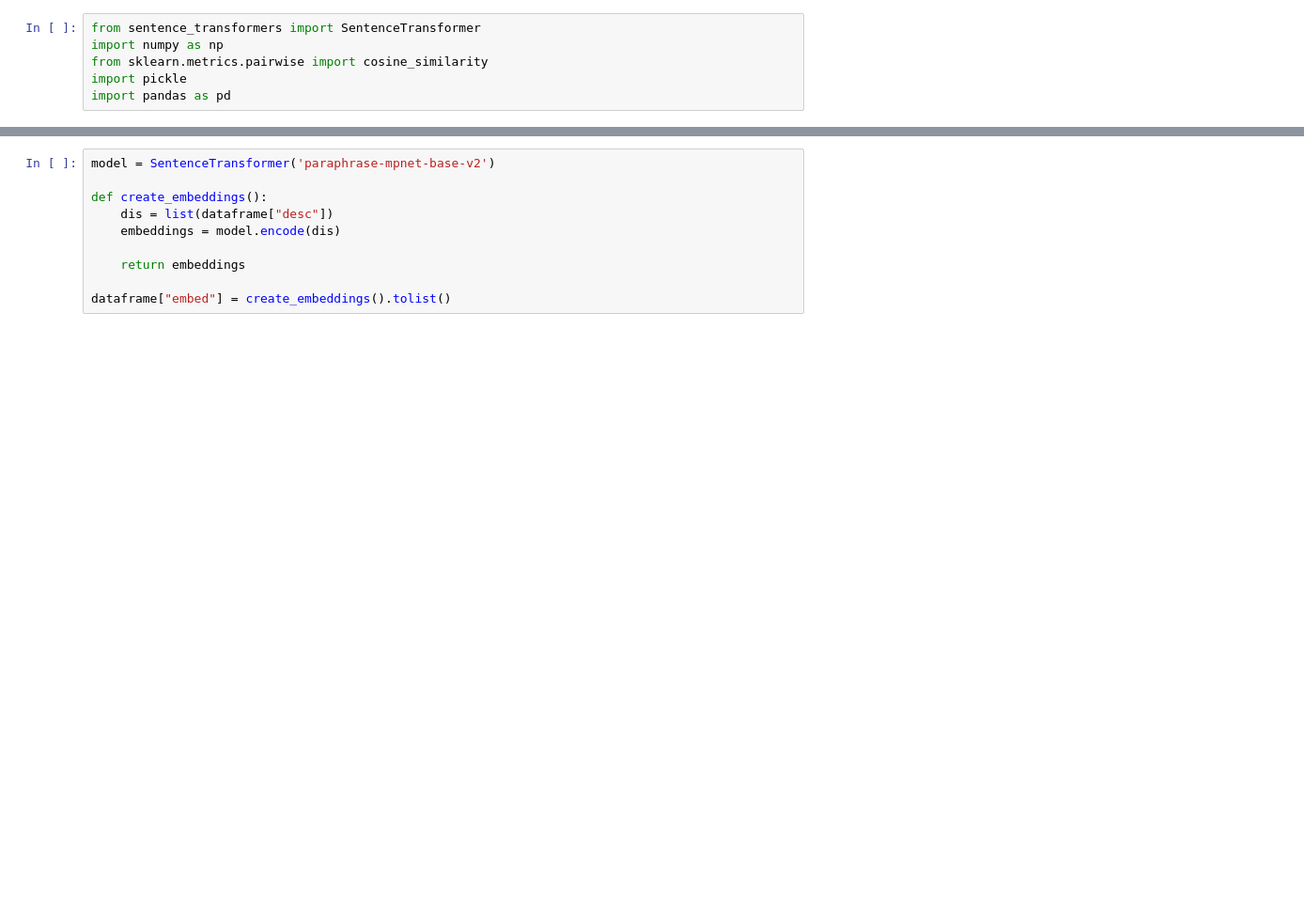
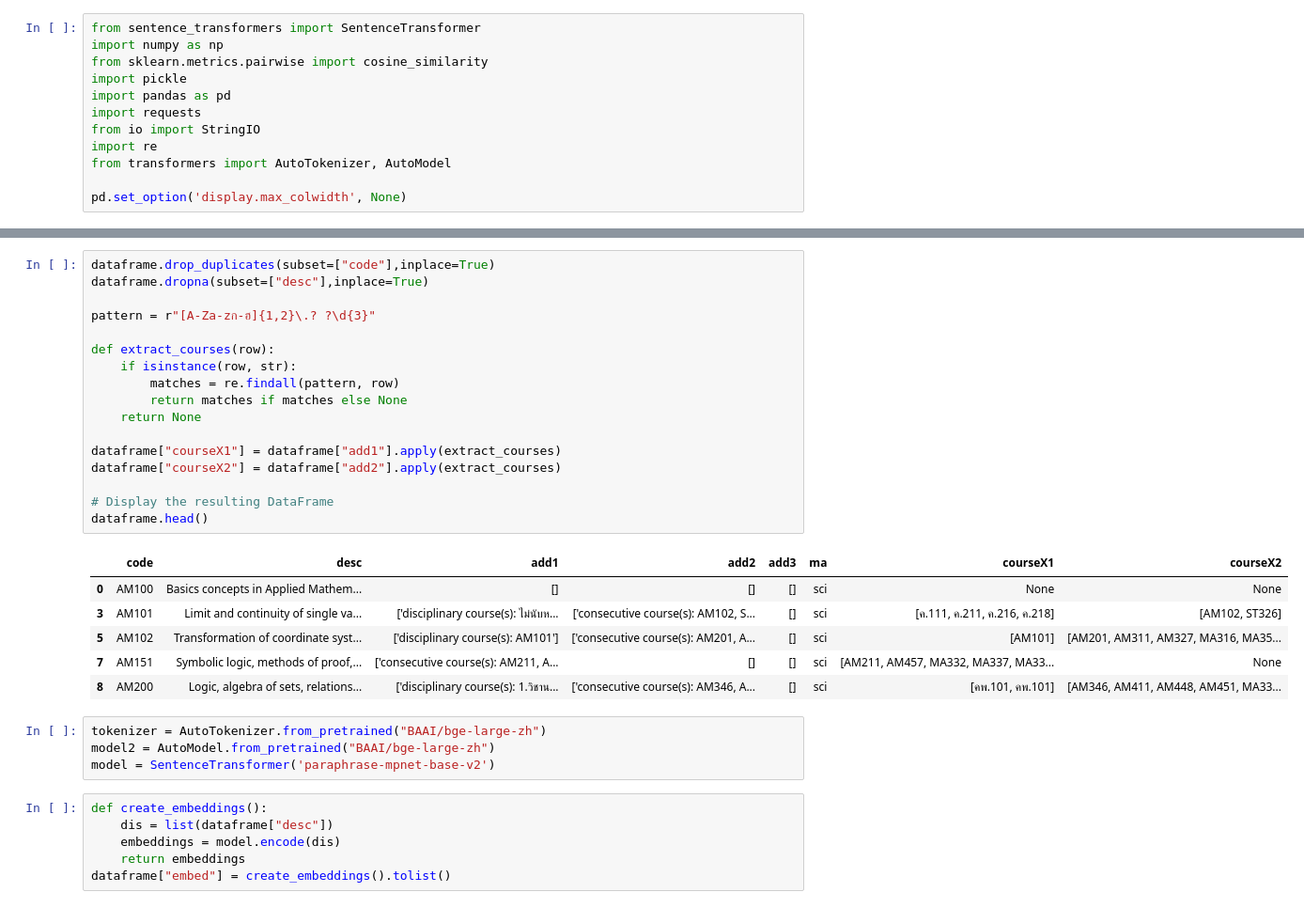
Before and after one commit to chokoon123/314, a Jupyter notebook: sim.ipynb, the cells around one changed output, grey strips where cells are left out. Shown at 94% size. Saved outputs shown, nothing was run; the diff lists cells and outputs as text; blank space fills up the shorter version.

```diff
--- a/sim.ipynb
+++ b/sim.ipynb
@@ -4,3 +4,9 @@ import numpy as np
 from sklearn.metrics.pairwise import cosine_similarity
 import pickle
 import pandas as pd
+import requests
+from io import StringIO
+import re
+from transformers import AutoTokenizer, AutoModel
+
+pd.set_option('display.max_colwidth', None)
@@ -44,12 +29,36 @@ dataframe = pd.DataFrame(data)
+# %%
+dataframe.drop_duplicates(subset=["code"],inplace=True)
+dataframe.dropna(subset=["desc"],inplace=True)
+
+pattern = r"[A-Za-zก-ฮ]{1,2}\.? ?\d{3}"
+
+def extract_courses(row):
+    if isinstance(row, str):
+        matches = re.findall(pattern, row)
+        return matches if matches else None
+    return None
+
+dataframe["courseX1"] = dataframe["add1"].apply(extract_courses)
+dataframe["courseX2"] = dataframe["add2"].apply(extract_courses)
+
+# Display the resulting DataFrame
+dataframe.head()
+# %% [output]
+|  | code | desc | add1 | add2 | add3 | ma | courseX1 | courseX2 |
+| 0 | AM100 | Basics concepts in Applied Mathem... | [] | [] | [] | sci | None | None |
+| 3 | AM101 | Limit and continuity of single va... | ['disciplinary course(s): ไม่นับห... | ['consecutive course(s): AM102, S... | [] | sci | [ค.111, ค.211, ค.216, ค.218] | [AM102, ST326] |
+| 5 | AM102 | Transformation of coordinate syst... | ['disciplinary course(s): AM101'] | ['consecutive course(s): AM201, A... | [] | sci | [AM101] | [AM201, AM311, AM327, MA316, MA35... |
+| 7 | AM151 | Symbolic logic, methods of proof,... | ['consecutive course(s): AM211, A... | [] | [] | sci | [AM211, AM457, MA332, MA337, MA33... | None |
+| 8 | AM200 | Logic, algebra of sets, relations... | ['disciplinary course(s): 1.วิชาน... | ['consecutive course(s): AM346, A... | [] | sci | [คพ.101, คพ.101] | [AM346, AM411, AM448, AM451, MA33... |
+# %%
+tokenizer = AutoTokenizer.from_pretrained("BAAI/bge-large-zh")
+model2 = AutoModel.from_pretrained("BAAI/bge-large-zh")
+model = SentenceTransformer('paraphrase-mpnet-base-v2')
 # %%
-model = SentenceTransformer('paraphrase-mpnet-base-v2')
-
 def create_embeddings():
     dis = list(dataframe["desc"])
     embeddings = model.encode(dis)
-
     return embeddings
-
 dataframe["embed"] = create_embeddings().tolist()
 # %%
 import pandas as pd
```
Also changed, not shown: parts of 7 cells of this notebook, 1 other file.
